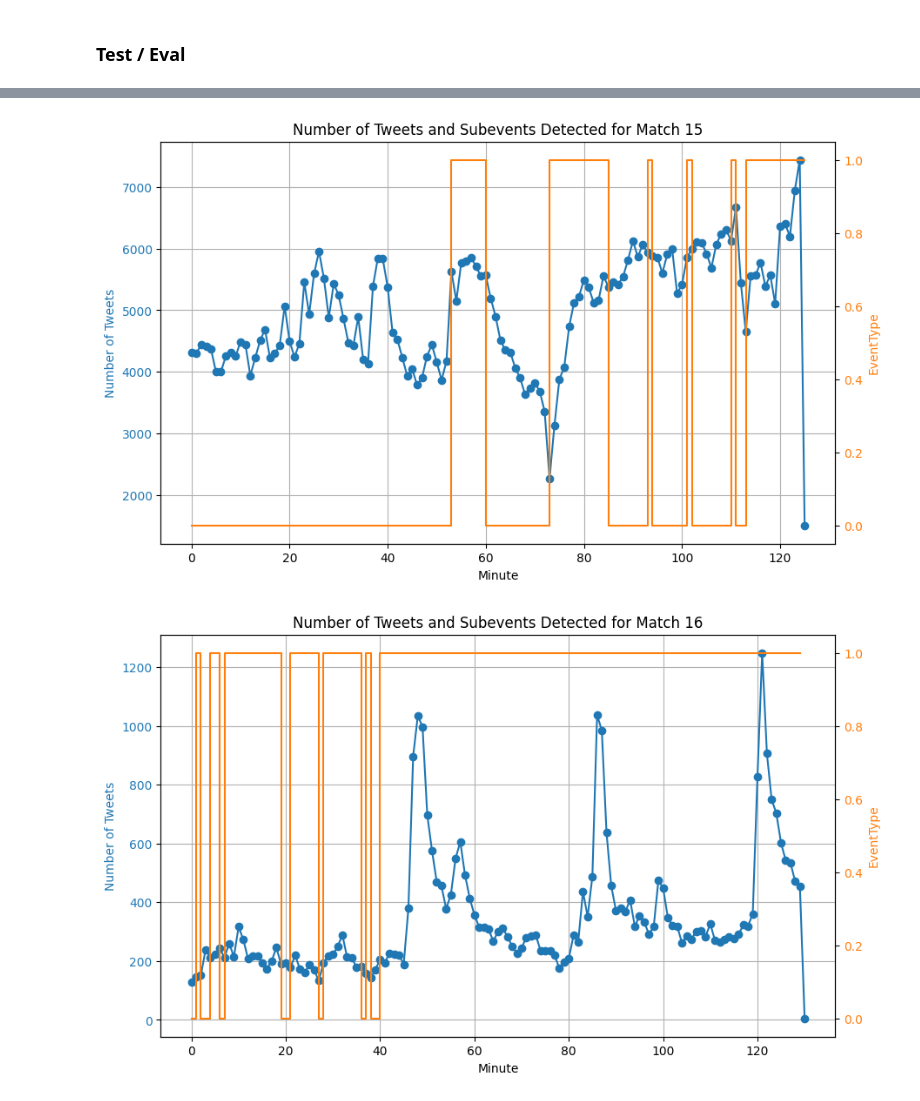
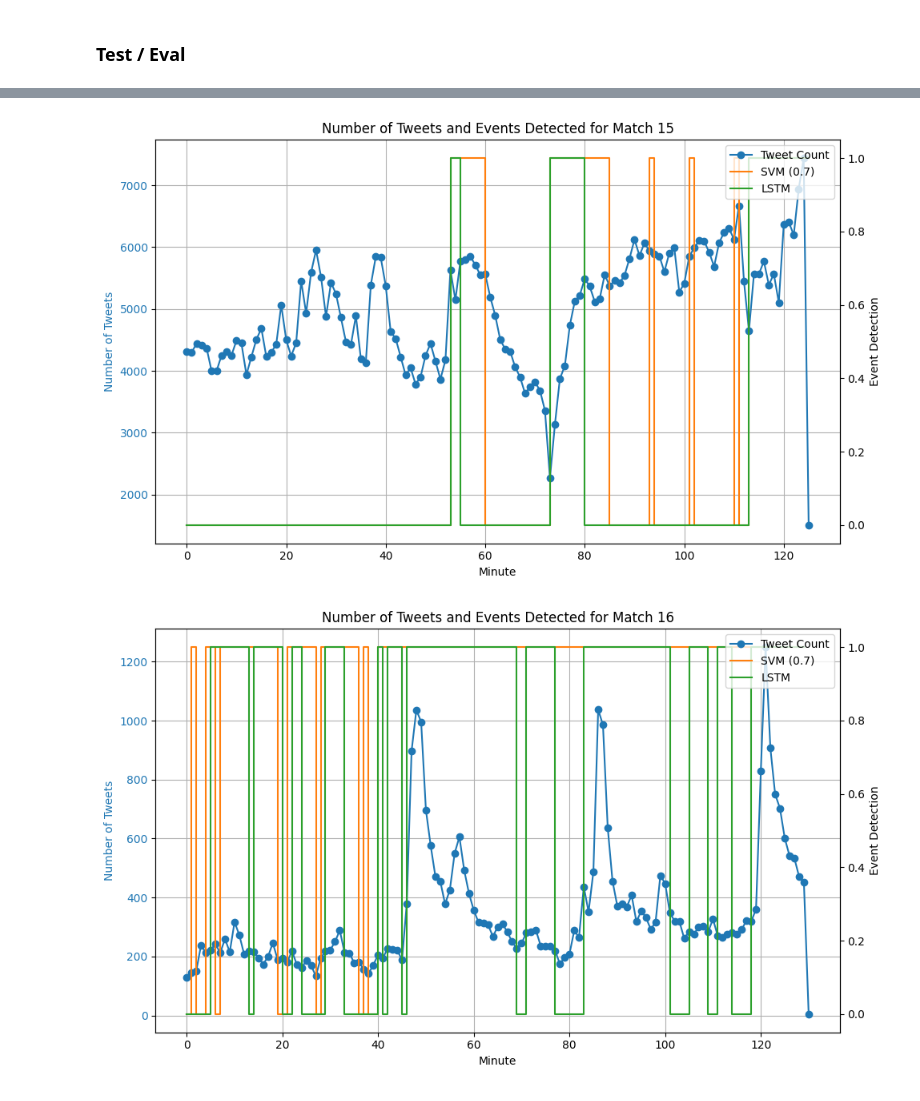
Before and after one commit to adriengoldszal/Sub-event-detection-in-twitter-streams, a Jupyter notebook: dataset_analysis.ipynb, the cells around one changed output, grey strips where cells are left out. Drawn from its saved outputs; the diff is of its cells as text; code cells hidden in the pictures.

Commit message:
lstm

```diff
--- a/dataset_analysis.ipynb
+++ b/dataset_analysis.ipynb
@@ -182,6 +110,14 @@ subevent_df = pd.read_csv("svm_better_preprocessing_predictions_.csv")
 subevent_df[['MatchID', 'Minute']] = subevent_df['ID'].str.split('_', expand=True)
 subevent_df['MatchID'] = subevent_df['MatchID'].astype(int)
 subevent_df['Minute'] = subevent_df['Minute'].astype(int)
+
+# Load subevent data from CSV
+subevent_df2 = pd.read_csv("predictions.csv")
+
+# Parse MatchID and Minute from the ID column
+subevent_df2[['MatchID', 'Minute']] = subevent_df2['ID'].str.split('_', expand=True)
+subevent_df2['MatchID'] = subevent_df2['MatchID'].astype(int)
+subevent_df2['Minute'] = subevent_df2['Minute'].astype(int)
 # %%
 eval_df = pd.read_csv("eval_tweets.csv")
 eval_df['Timestamp'] = pd.to_datetime(eval_df['Timestamp'], unit='ms')
@@ -193,31 +129,45 @@ for match_id, match_data in eval_df.groupby('MatchID'):
 
     data_per_minute = match_data.groupby('Minute')
 
-
     # Count the number of tweets per minute for this match
     tweet_count_per_minute = data_per_minute.size()
 
     # Filter subevents for the current match
     subevents = subevent_df[subevent_df['MatchID'] == match_id]
+    subevents2 = subevent_df2[subevent_df2['MatchID'] == match_id]
 
-    # Plot the tweet counts and subevents for this match
+    # Create figure and primary axis
     fig, ax1 = plt.subplots(figsize=(10, 6))
 
-    # Plot the tweet count on the primary y-axis
+    # Plot tweet count on primary axis (left)
     ax1.set_xlabel('Minute')
     ax1.set_ylabel('Number of Tweets', color='tab:blue')
-    ax1.plot(tweet_count_per_minute.index, tweet_count_per_minute.values, marker='o', color='tab:blue', label='Tweet Count')
+    ax1.plot(tweet_count_per_minute.index, tweet_count_per_minute.values,
+            marker='o', color='tab:blue', label='Tweet Count')
     ax1.tick_params(axis='y', labelcolor='tab:blue')
 
-    # Add a secondary y-axis for the EventType data
+    # Create secondary axis (right)
     ax2 = ax1.twinx()
-    ax2.set_ylabel('EventType', color='tab:orange')
-    ax2.step(subevents['Minute'], subevents['EventType'], color='tab:orange', label='EventType', where='post')
-    ax2.tick_params(axis='y', labelcolor='tab:orange')
 
-    # Add a title and grid
-    plt.title(f'Number of Tweets and Subevents Detected for Match {match_id}')
+    # Plot both models on the secondary axis
+    ax2.set_ylabel('Event Detection', color='black')
+    ax2.step(subevents['Minute'], subevents['EventType'],
+             color='tab:orange', label='SVM (0.7)', where='post')
+    ax2.step(subevents2['Minute'], subevents2['EventType'],
+             color='tab:green', label='LSTM', where='post')
+    ax2.tick_params(axis='y')
+
+    # Combine legends from both axes
+    lines1, labels1 = ax1.get_legend_handles_labels()
+    lines2, labels2 = ax2.get_legend_handles_labels()
+    ax2.legend(lines1 + lines2, labels1 + labels2, loc='upper right')
+
+    # Add title and grid
+    plt.title(f'Number of Tweets and Events Detected for Match {match_id}')
     ax1.grid(True)
+
+    # Adjust layout to prevent label overlap
+    plt.tight_layout()
 
     # Show the plot
     plt.show()
@@ -227,2 +177,2 @@ for match_id, match_data in eval_df.groupby('MatchID'):
-[figure, old version]
+[figure, new version]
-[figure, old version]
+[figure, new version]
```
Also changed, not shown: parts of 2 cells of this notebook, 4 other files.
